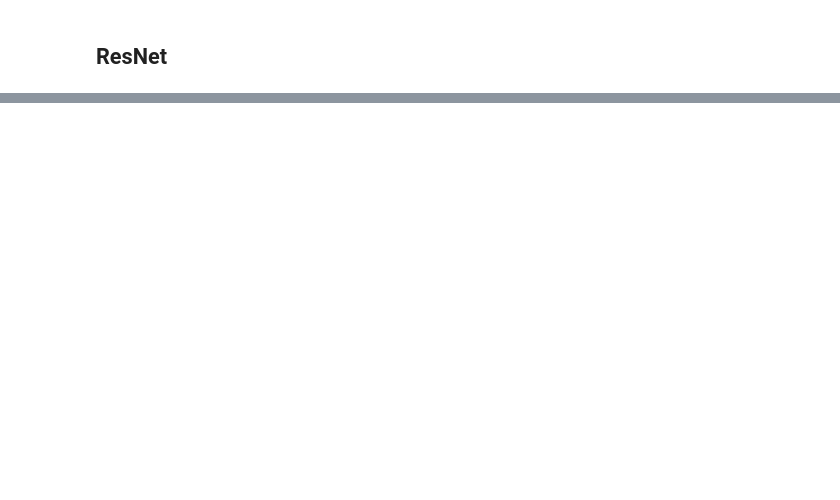
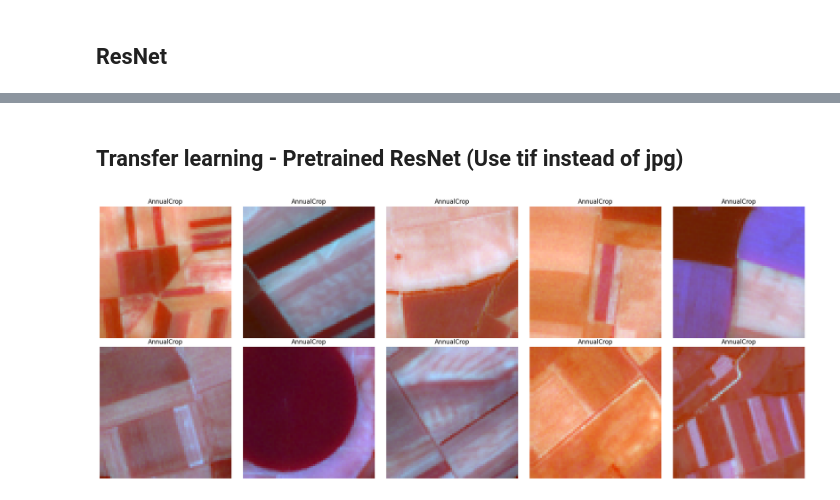
Before and after one commit to CEEU-lab/imgClassification, a Jupyter notebook: Image_Modeling_with_Keras/landuse_classification_EuroSat/Cnn_architectures.ipynb, the cells around one changed output, grey strips where cells are left out. Saved outputs shown, nothing was run; the diff lists cells and outputs as text; code cells hidden in the pictures; blank space fills up the shorter version.

```diff
--- a/Image_Modeling_with_Keras/landuse_classification_EuroSat/Cnn_architectures.ipynb
+++ b/Image_Modeling_with_Keras/landuse_classification_EuroSat/Cnn_architectures.ipynb
@@ -274,0 +734,34 @@ print(f"Test Accuracy: {accuracy}")
+# %% [markdown]
+## Transfer learning - Pretrained ResNet (Use tif instead of jpg)
+# %%
+# Load tiff with rasterio
+#import os
+import numpy as np
+import matplotlib.pyplot as plt
+
+# Importaciones adicionales
+from sklearn.model_selection import train_test_split
+
+# eurosat
+from eurosat_model import load_eurosat_dataset
+
+# Lista de clases (necesaria para visualización)
+classes = ['AnnualCrop', 'Forest', 'HerbaceousVegetation', 'Highway', 'Industrial',
+           'Pasture', 'PermanentCrop', 'Residential', 'River', 'SeaLake']
+
+# Cargar y dividir un sample dataset
+X, y = load_eurosat_dataset('./data/sentinel_2/tif')
+
+# Opt a
+# Visualizar algunas imágenes del dataset
+fig, axes = plt.subplots(2, 5, figsize=(20, 8))
+for i, ax in enumerate(axes.flat):
+    img = X[i][..., :3]  # Selecciona solo los primeros 3 canales
+    img = (img - img.min()) / (img.max() - img.min())  # Normalización a [0, 1]
+    ax.imshow(img)
+    ax.set_title(classes[y[i]])
+    ax.axis('off')
+plt.tight_layout()
+plt.show()
+# %% [output]
+[figure, added]
```
Also changed, not shown: parts of 37 cells of this notebook.
